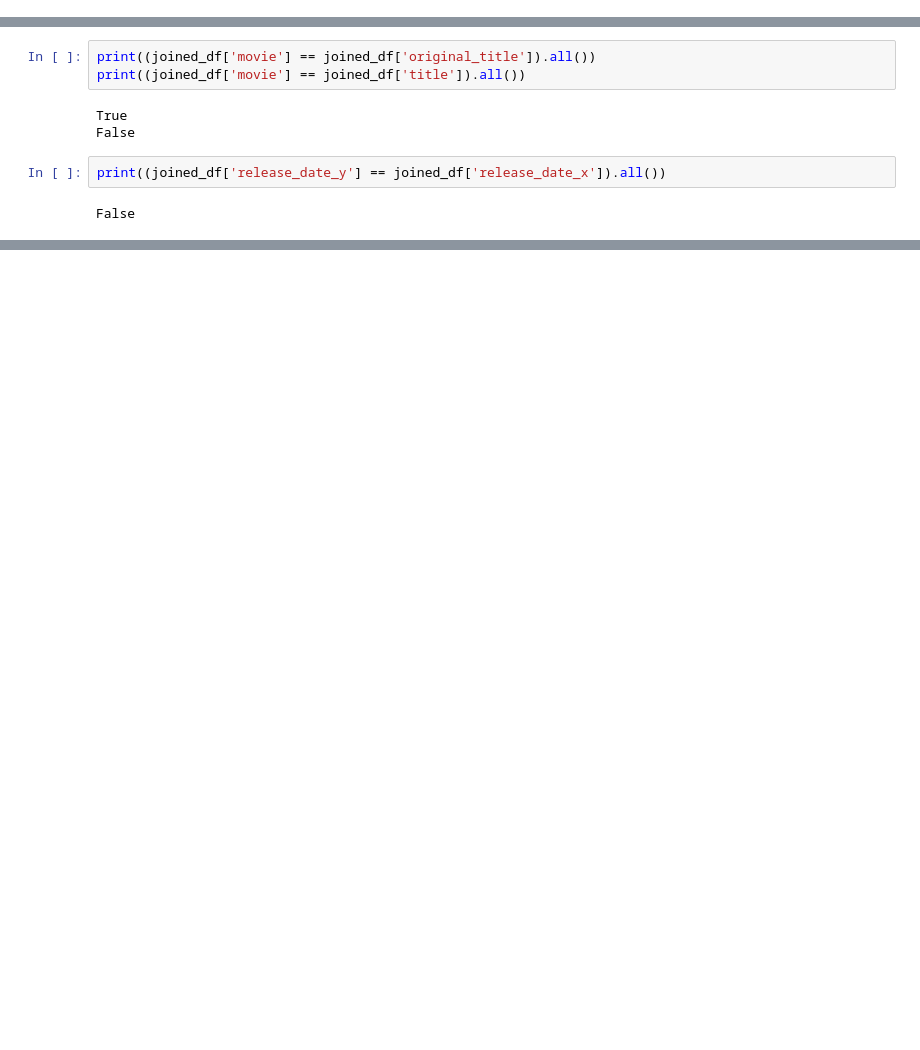
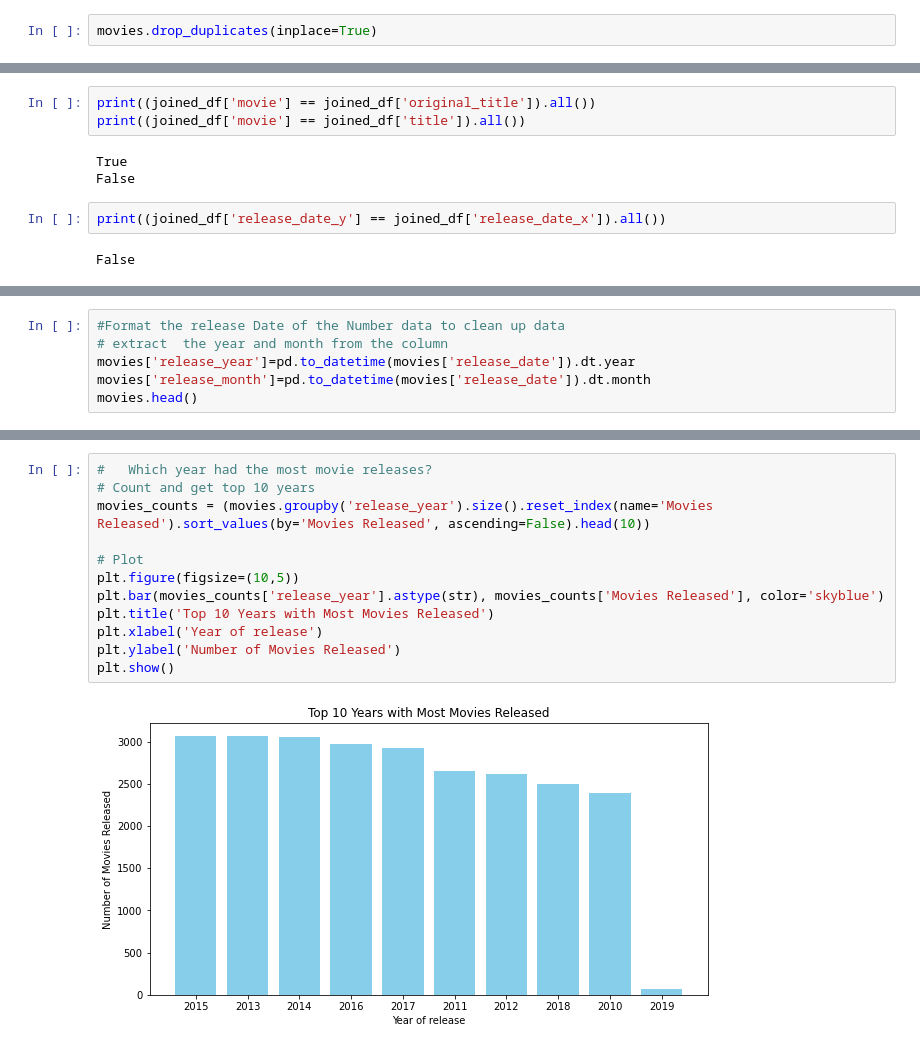
Before and after one commit to Graham-49/Phase2-project, a Jupyter notebook: notebooks/Sharon.ipynb, the cells around one changed output, grey strips where cells are left out. Saved outputs shown, nothing was run; the diff lists cells and outputs as text; blank space fills up the shorter version.

Commit message:
Visualization

```diff
--- a/notebooks/Sharon.ipynb
+++ b/notebooks/Sharon.ipynb
@@ -50,0 +60,2 @@ memory usage: 2.0+ MB
+# %%
+movies.drop_duplicates(inplace=True)
@@ -221,0 +230,6 @@ joined_df['profit'] = joined_df['worldwide_gross'] - joined_df['production_budge
+# %%
+#Format the release Date of the Number data to clean up data
+# extract  the year and month from the column
+movies['release_year']=pd.to_datetime(movies['release_date']).dt.year
+movies['release_month']=pd.to_datetime(movies['release_date']).dt.month
+movies.head()
@@ -221,0 +293,14 @@ joined_df['profit'] = joined_df['worldwide_gross'] - joined_df['production_budge
+# %%
+#   Which year had the most movie releases?
+# Count and get top 10 years
+movies_counts = (movies.groupby('release_year').size().reset_index(name='Movies Released').sort_values(by='Movies Released', ascending=False).head(10))
+
+# Plot
+plt.figure(figsize=(10,5))
+plt.bar(movies_counts['release_year'].astype(str), movies_counts['Movies Released'], color='skyblue')
+plt.title('Top 10 Years with Most Movies Released')
+plt.xlabel('Year of release')
+plt.ylabel('Number of Movies Released')
+plt.show()
+# %% [output]
+[figure, added]
```
Also changed, not shown: parts of 30 cells of this notebook.
